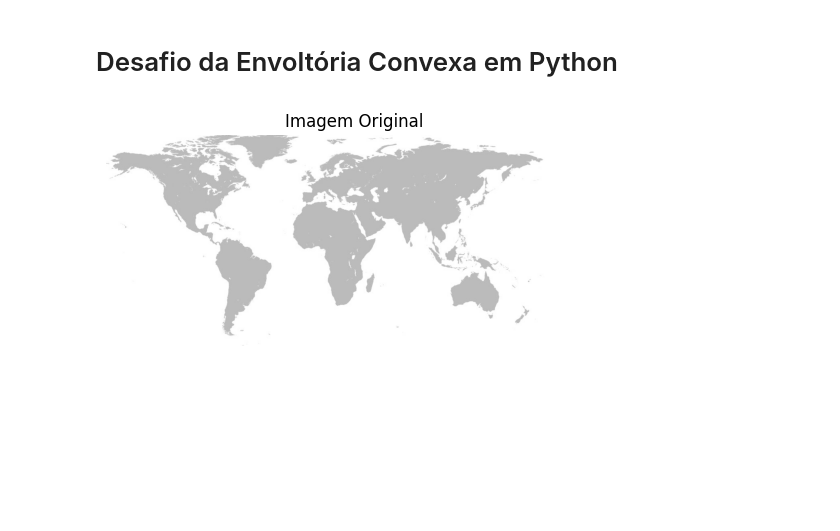
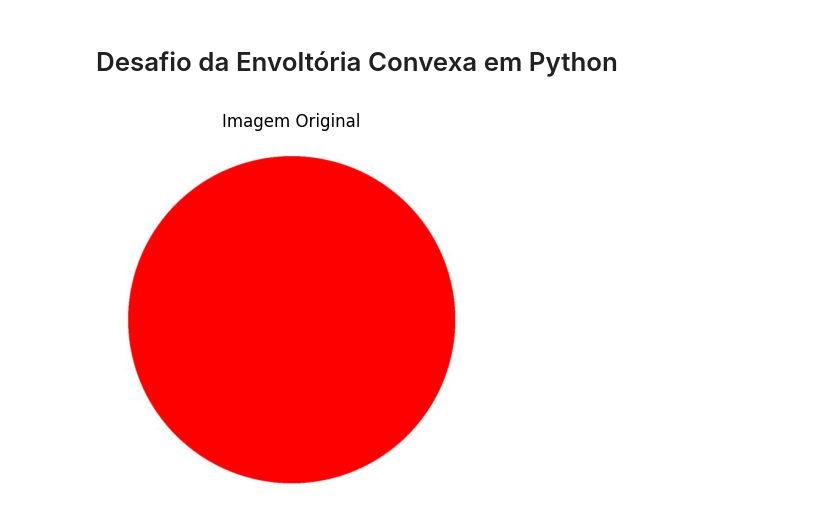
Before and after one commit to Danielcmc100/Envolt-ria-Convexa, a Jupyter notebook: Desafio_Envoltoria_Convexa.ipynb, the cells around one changed output. Saved outputs shown, nothing was run; the diff lists cells and outputs as text; code cells hidden in the pictures; blank space fills up the shorter version.

```diff
--- a/Desafio_Envoltoria_Convexa.ipynb
+++ b/Desafio_Envoltoria_Convexa.ipynb
@@ -3,23 +10,23 @@
 # %%
 import cv2
 import numpy as np
 import matplotlib.pyplot as plt
 # from google.colab import files
 
 # Para abrir uma imagem do seu computador no Google Colab, você pode usar a biblioteca files que o Google Colab fornece
 # uploaded = files.upload()
 
 # Depois de fazer o upload da imagem, você pode usar o nome do arquivo para acessá-la
 # Leitura da imagem de entrada
-src = cv2.imread("sample.jpg", 1)
+src = cv2.imread("image copy.png", 1)
 
 # Exiba a imagem original
 plt.imshow(cv2.cvtColor(src, cv2.COLOR_BGR2RGB))
 plt.title('Imagem Original')
 plt.axis('off')
 plt.show()
 # %% [output]
-[figure, old version]
+[figure, new version]
 # %%
 # Conversão da imagem para escala de cinza
 # [INSIRA O SEU BLOCO DE CÓDIGO AQUI]
```
Also changed, not shown: parts of 10 cells of this notebook, 2 other files.
